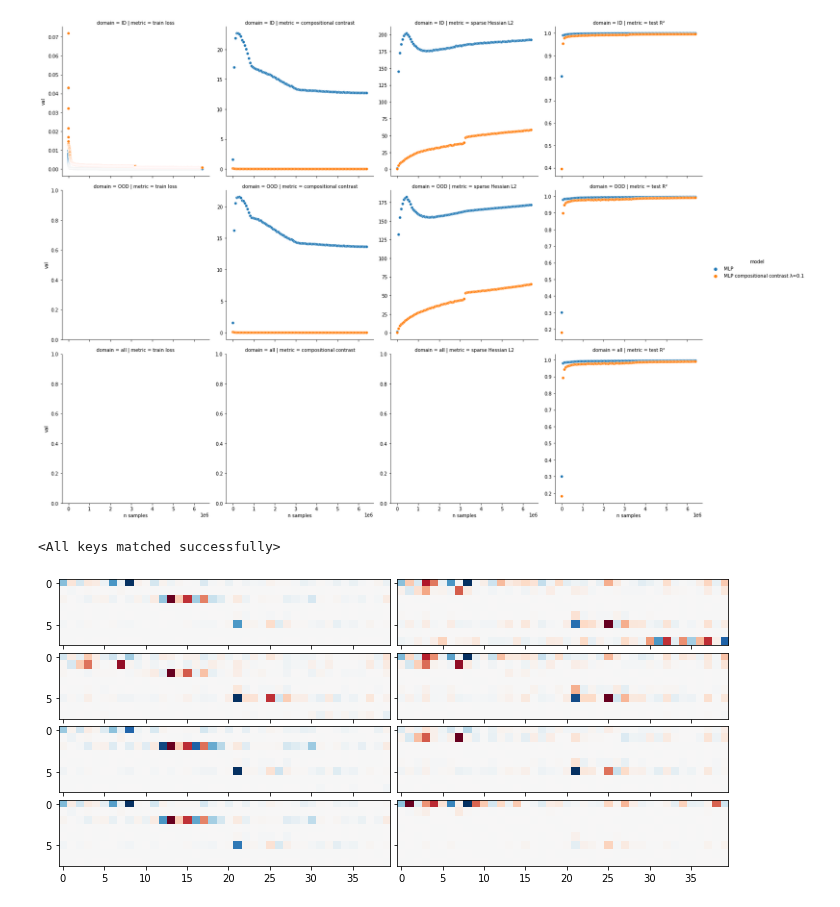
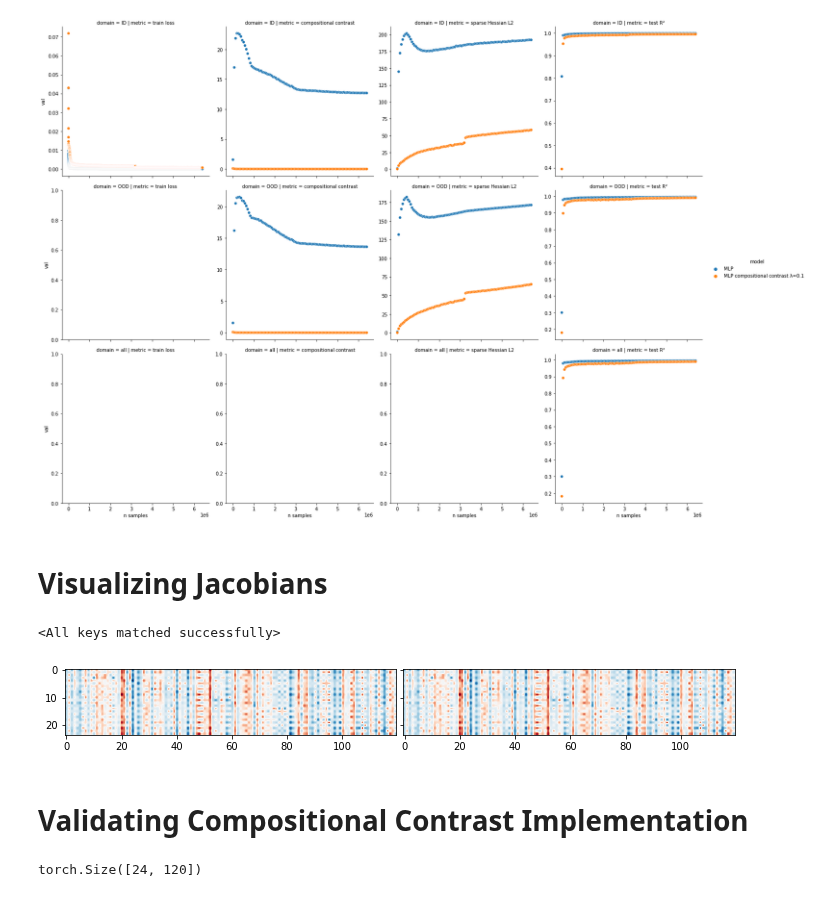
Before and after one commit to brendel-group/compositional-ood-generalization, a Jupyter notebook: regularizers.ipynb, the cells around one changed output. Drawn from its saved outputs; the diff is of its cells as text; code cells hidden in the pictures.

```diff
--- a/regularizers.ipynb
+++ b/regularizers.ipynb
@@ -300,7 +300,7 @@ def comp_contrast(func: torch.nn.Module, inputs: torch.Tensor, k: int=4, l: int=
         cc = torch.where(~block_diagonal, cc, 0).triu(1).sum((1, 2, 3)).mean()
         return cc
 
-    cc = (jac.unsqueeze(2).repeat(1, 1, jac.shape[2], 1)).pow(p) * (jac.unsqueeze(2).repeat(1, 1, jac.shape[2], 1).transpose(2, 3)).pow(2)
+    cc = (jac.unsqueeze(2).repeat(1, 1, jac.shape[2], 1)).pow(p) * (jac.unsqueeze(2).repeat(1, 1, jac.shape[2], 1).transpose(2, 3)).pow(p)
 
     block_diagonal = torch.block_diag(*torch.ones(k, l, l, dtype=bool)).to(dev)
     cc = torch.where(~block_diagonal, cc, 0).triu(1).sum((2, 3)).pow(1/p).sum(1).mean()
@@ -470,37 +472,41 @@ import seaborn as sb
 fg = sb.relplot(data=res_gs.loc[(res_gs['n samples'] > 0)], x='n samples', y='val', hue='model', col='metric', row='domain', facet_kws={'sharey': False, 'sharex': True})
 # %% [output]
 [figure]
+# %% [markdown]
+# Visualizing Jacobians
 # %%
-k, l, m = 4, 2, 10
+k, l, m = 12, 2, 10
 mlp = MLPTanh(k, l, m).to(dev)
-mlp.load_state_dict(torch.load(r'res/202208111715_gs_dim_infsampl/k4l2m10_diag02_MLP.pth'))
+mlp.load_state_dict(torch.load(r'res/202209081315_gs_dim_infsampl/k12l2m10_diag02_MLP01cc2.pth'))
 # %% [output]
 <All keys matched successfully>
 # %%
 g = get_generators(k, l, m)
-sampling = {'str': 'diag001', 'name': 'diagonal ∆0.01', 'n': 4096, 'kwargs': {'sample_mode': 'diagonal', 'delta': 0.02}}
+sampling = {'str': 'diag02', 'name': 'diagonal ∆0.2', 'n': 4096, 'kwargs': {'sample_mode': 'diagonal', 'delta': 0.2}}
 id_ds = Dataset(1000, k, l, g, **sampling['kwargs'])
-id_ldr = torch.utils.data.DataLoader(id_ds, batch_size=1, shuffle=True)
+id_ldr = torch.utils.data.DataLoader(id_ds, batch_size=64, shuffle=False)
 ood_ds = OODDataset(1000, k, l, g, **sampling['kwargs'])
-ood_ldr = torch.utils.data.DataLoader(ood_ds, batch_size=1, shuffle=True)
+ood_ldr = torch.utils.data.DataLoader(ood_ds, batch_size=64, shuffle=False)
 # %%
 import matplotlib.pyplot as plt
 from matplotlib import colors
 from mpl_toolkits.axes_grid1 import ImageGrid
 
 fig = plt.figure(figsize=(12., 24.))
 grid = ImageGrid(fig, 111,  # similar to subplot(111)
-                 nrows_ncols=(4, 2),  # creates 2x2 grid of axes
+                 nrows_ncols=(1, 2),  # creates 2x2 grid of axes
                  axes_pad=0.1,  # pad between axes in inch.
                  )
 
 iter_id = id_ldr.__iter__()
 iter_ood = ood_ldr.__iter__()
 for i, ax in enumerate(grid):
     if i % 2 == 0:
-        jac = functorch.jacrev(mlp)(iter_id.next()[0].flatten().to(dev)).detach().cpu()
+        x = iter_id.next()[0].flatten(1).to(dev)
+        jac = functorch.vmap(functorch.jacrev(mlp))(x).mean(dim=0).detach().cpu()
     else:
-        jac = functorch.jacrev(mlp)(iter_ood.next()[0].flatten().to(dev)).detach().cpu()
+        x = iter_ood.next()[0].flatten(1).to(dev)
+        jac = functorch.vmap(functorch.jacrev(mlp))(x).mean(dim=0).detach().cpu()
     ax.imshow(jac, cmap='RdBu', norm=colors.TwoSlopeNorm(0))
 # %% [output]
-[figure, old version]
+[figure, new version]
@@ -510,6 +513,12 @@ id_ldr = torch.utils.data.DataLoader(id_ds, batch_size=64, shuffle=True)
+# %% [markdown]
+# Validating Compositional Contrast Implementation
 # %%
 iter_id = id_ldr.__iter__()
 x = iter_id.next()[0].flatten(1).to(dev)
+# %%
+functorch.vmap(functorch.jacrev(mlp))(x).mean(dim=0).shape
+# %% [output]
+torch.Size([24, 120])
 # %%
 # compute the jacobian with respect to the inputs
 jac = functorch.vmap(functorch.jacrev(mlp))(x).transpose(1, 2)
```
Also changed, not shown: parts of 14 cells of this notebook.
